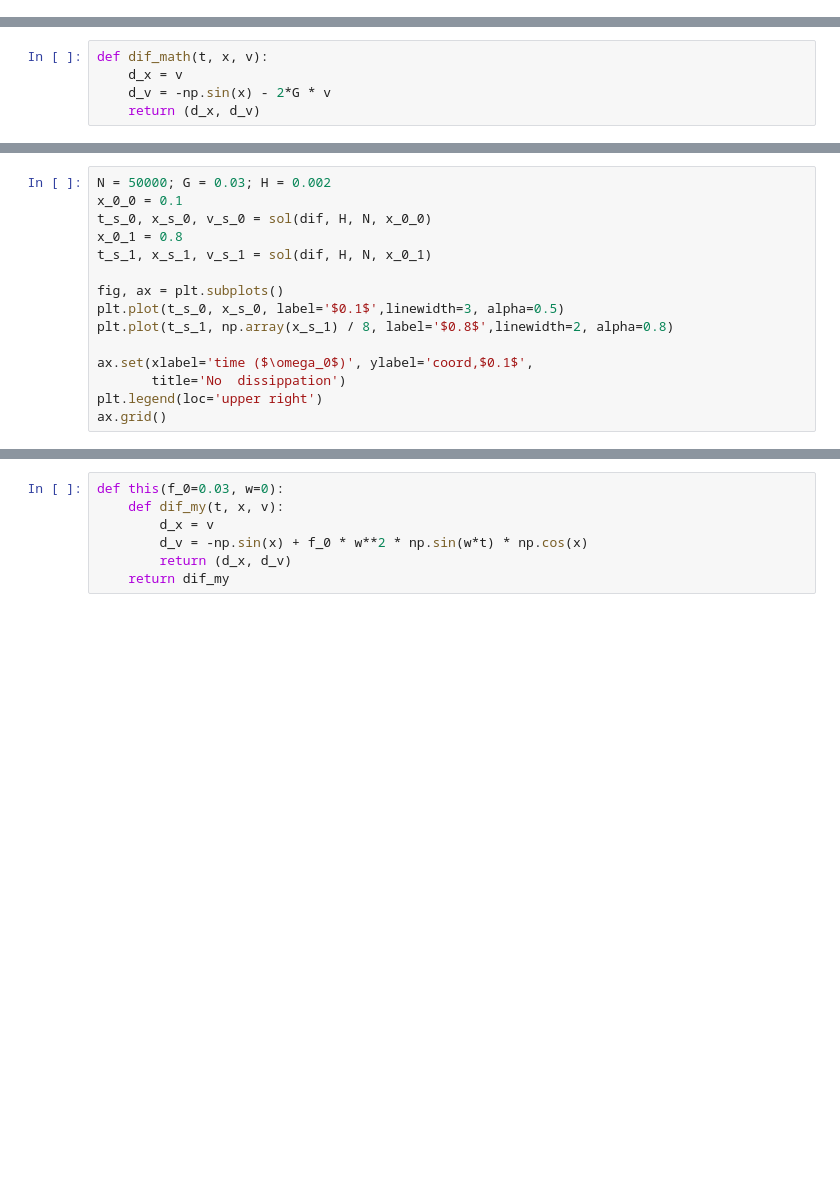
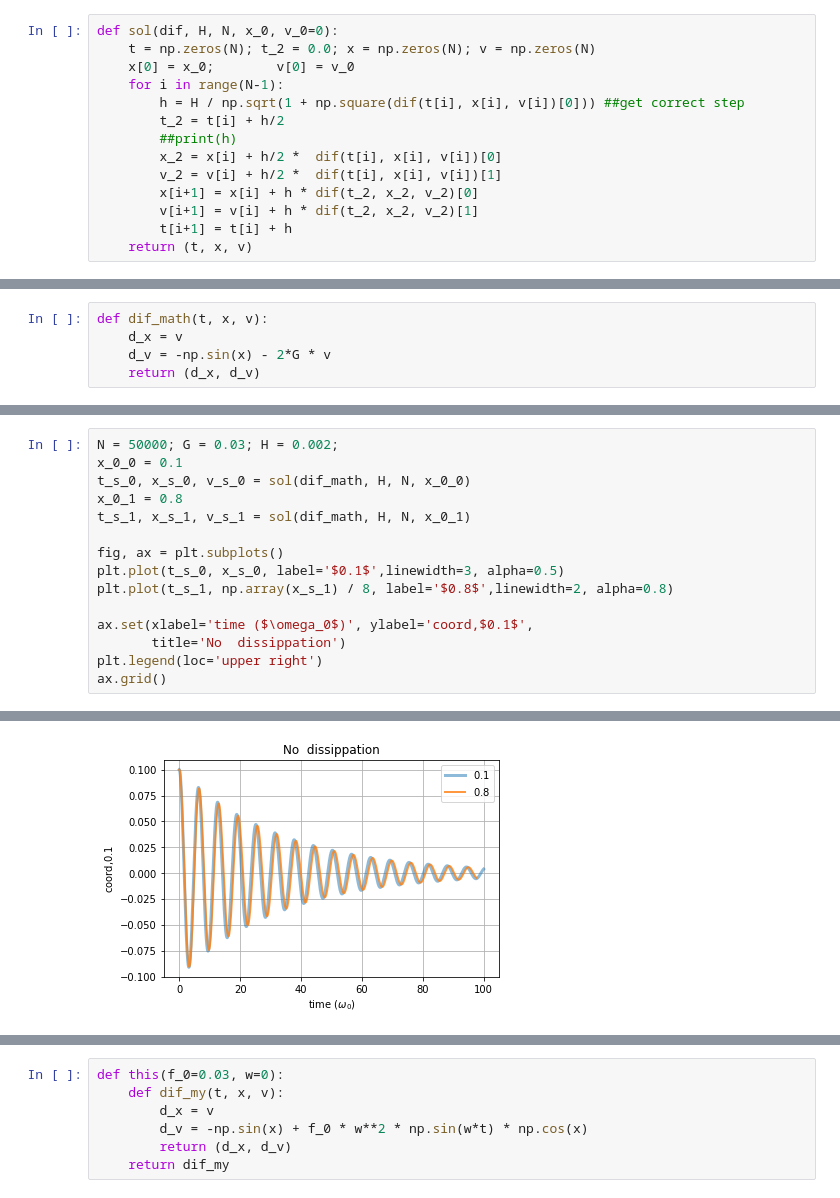
Before and after one commit to maxkway/testuou, a Jupyter notebook: Solution.ipynb, the cells around one changed output, grey strips where cells are left out. Cells and saved outputs as stored; diff of their text form; blank space fills up the shorter version.

```diff
--- a/Solution.ipynb
+++ b/Solution.ipynb
@@ -46,6 +61,20 @@ def sol(dif, H, N, x_0, v_0=0):
         v.append(v[i] + h * dif(t_2, x_2, v_2)[1])
         ##plt.plot(t[i], x[i], 'o',color = 'g')
     return (t, x, v)
+# %%
+def sol(dif, H, N, x_0, v_0=0):
+    t = np.zeros(N); t_2 = 0.0; x = np.zeros(N); v = np.zeros(N)
+    x[0] = x_0;        v[0] = v_0
+    for i in range(N-1):
+        h = H / np.sqrt(1 + np.square(dif(t[i], x[i], v[i])[0])) ##get correct step
+        t_2 = t[i] + h/2
+        ##print(h)
+        x_2 = x[i] + h/2 *  dif(t[i], x[i], v[i])[0]
+        v_2 = v[i] + h/2 *  dif(t[i], x[i], v[i])[1]
+        x[i+1] = x[i] + h * dif(t_2, x_2, v_2)[0]
+        v[i+1] = v[i] + h * dif(t_2, x_2, v_2)[1]
+        t[i+1] = t[i] + h
+    return (t, x, v)
 # %% [markdown]
 ## Simple test, without dissipation and angarmonic
 # %%
@@ -199,11 +229,11 @@ ax.grid()
 [interactive output not drawn]
 [interactive output not drawn]
 # %%
-N = 50000; G = 0.03; H = 0.002
+N = 50000; G = 0.03; H = 0.002;
 x_0_0 = 0.1
-t_s_0, x_s_0, v_s_0 = sol(dif, H, N, x_0_0)
+t_s_0, x_s_0, v_s_0 = sol(dif_math, H, N, x_0_0)
 x_0_1 = 0.8
-t_s_1, x_s_1, v_s_1 = sol(dif, H, N, x_0_1)
+t_s_1, x_s_1, v_s_1 = sol(dif_math, H, N, x_0_1)
 
 fig, ax = plt.subplots()
 plt.plot(t_s_0, x_s_0, label='$0.1$',linewidth=3, alpha=0.5)
@@ -219,3 +247,4 @@ ax.grid()
+[figure, added]
 # %%
 N = 60000; G = 0.1; H = 0.001
 x_0_0 = 0.1
```
Also changed, not shown: parts of 27 cells of this notebook.
